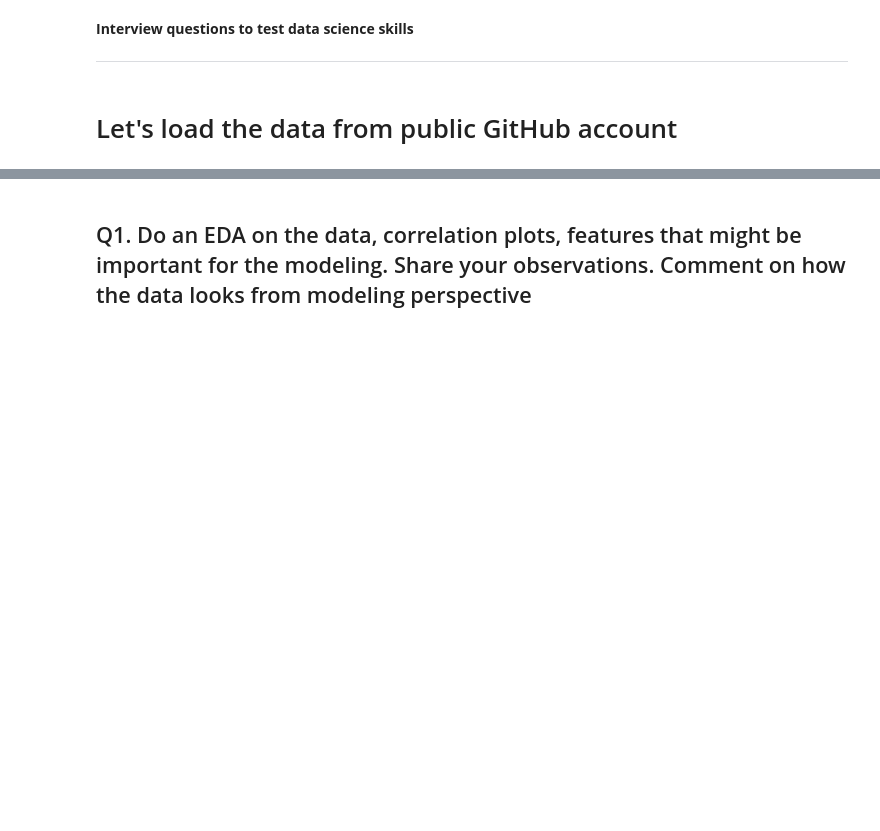
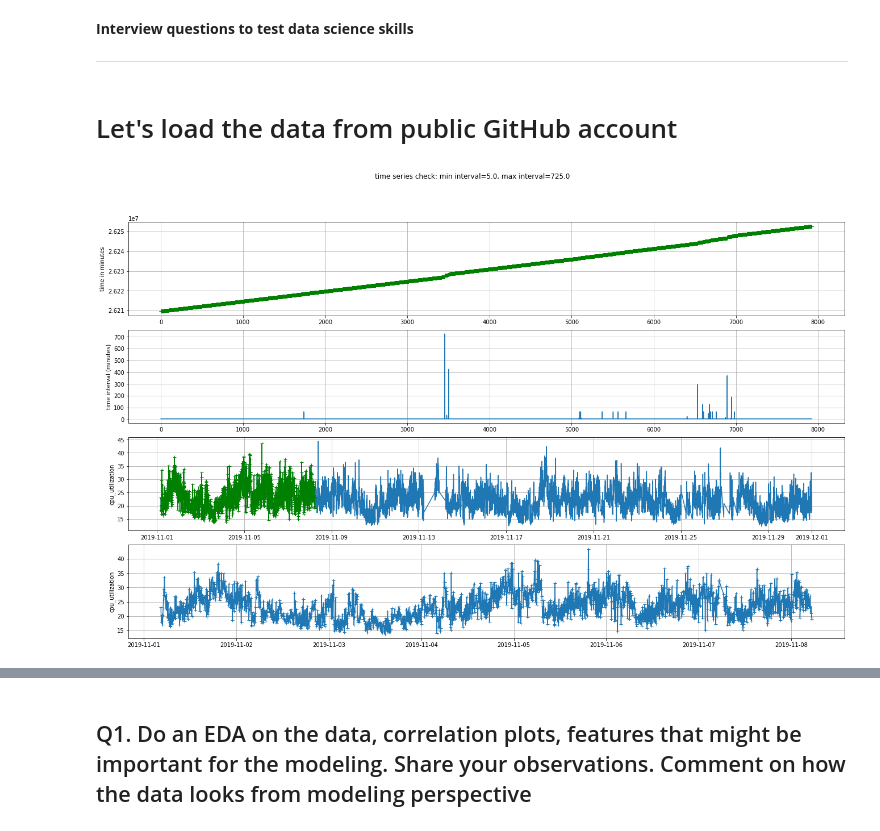
Before and after one commit to FrankGangWang/AppliedML_Python_Coursera, a Jupyter notebook: Final_Interview_for_DataScience_2.ipynb, the cells around one changed output, grey strips where cells are left out. Drawn from its saved outputs; the diff is of its cells as text; code cells hidden in the pictures; blank space fills up the shorter version.

```diff
--- a/Final_Interview_for_DataScience_2.ipynb
+++ b/Final_Interview_for_DataScience_2.ipynb
@@ -25,0 +113,4 @@ df.describe()
+# %%
+plot_time_y(df)
+# %% [output]
+[figure, added]
```
Also changed, not shown: parts of 235 cells of this notebook.
